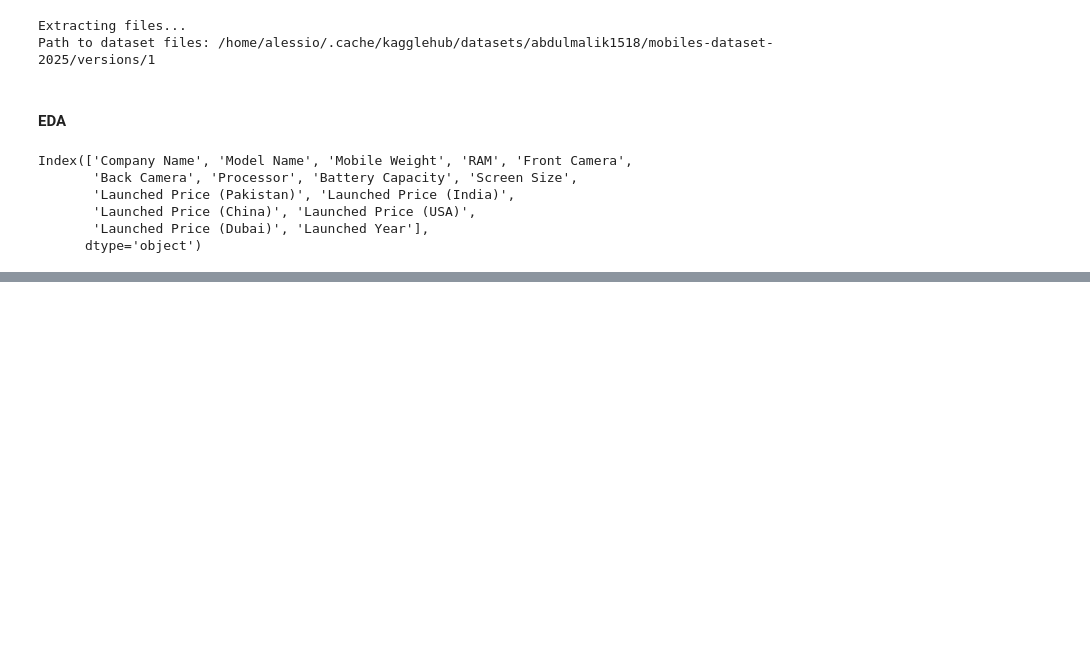
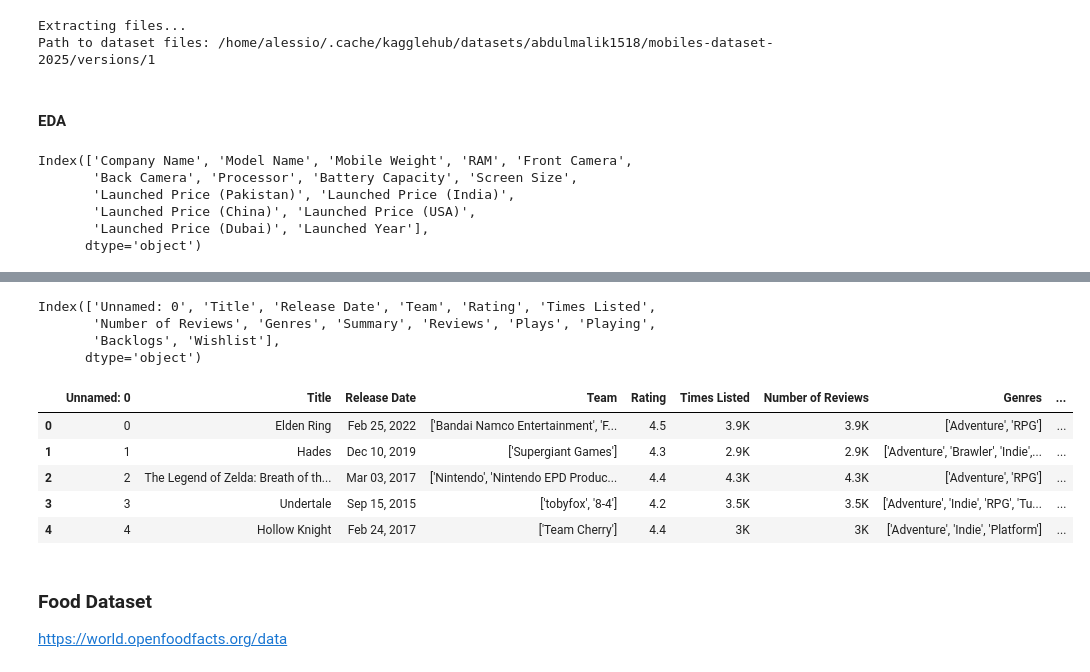
Before and after one commit to deMartino1908303/Dataset-Scouting, a Jupyter notebook: Dataset_test.ipynb, the cells around one changed output, grey strips where cells are left out. Drawn from its saved outputs; the diff is of its cells as text; code cells hidden in the pictures; blank space fills up the shorter version.

Commit message:
Added some dataset inconcludenti

```diff
--- a/Dataset_test.ipynb
+++ b/Dataset_test.ipynb
@@ -28,0 +55,23 @@ Index(['Company Name', 'Model Name', 'Mobile Weight', 'RAM', 'Front Camera',
+# %%
+import pandas as pd
+
+df_games = pd.read_csv('games.csv', nrows = 10000)
+# %%
+df_games.columns
+# %% [output]
+Index(['Unnamed: 0', 'Title', 'Release Date', 'Team', 'Rating', 'Times Listed',
+       'Number of Reviews', 'Genres', 'Summary', 'Reviews', 'Plays', 'Playing',
+       'Backlogs', 'Wishlist'],
+      dtype='object')
+# %%
+df_games.head()
+# %% [output]
+|  | Unnamed: 0 | Title | Release Date | Team | Rating | Times Listed | Number of Reviews | Genres | ... |
+| 0 | 0 | Elden Ring | Feb 25, 2022 | ['Bandai Namco Entertainment', 'F... | 4.5 | 3.9K | 3.9K | ['Adventure', 'RPG'] | ... |
+| 1 | 1 | Hades | Dec 10, 2019 | ['Supergiant Games'] | 4.3 | 2.9K | 2.9K | ['Adventure', 'Brawler', 'Indie',... | ... |
+| 2 | 2 | The Legend of Zelda: Breath of th... | Mar 03, 2017 | ['Nintendo', 'Nintendo EPD Produc... | 4.4 | 4.3K | 4.3K | ['Adventure', 'RPG'] | ... |
+| 3 | 3 | Undertale | Sep 15, 2015 | ['tobyfox', '8-4'] | 4.2 | 3.5K | 3.5K | ['Adventure', 'Indie', 'RPG', 'Tu... | ... |
+| 4 | 4 | Hollow Knight | Feb 24, 2017 | ['Team Cherry'] | 4.4 | 3K | 3K | ['Adventure', 'Indie', 'Platform'] | ... |
+# %% [markdown]
+### Food Dataset
+https://world.openfoodfacts.org/data
```
Also changed, not shown: parts of 14 cells of this notebook, 1 other file.
